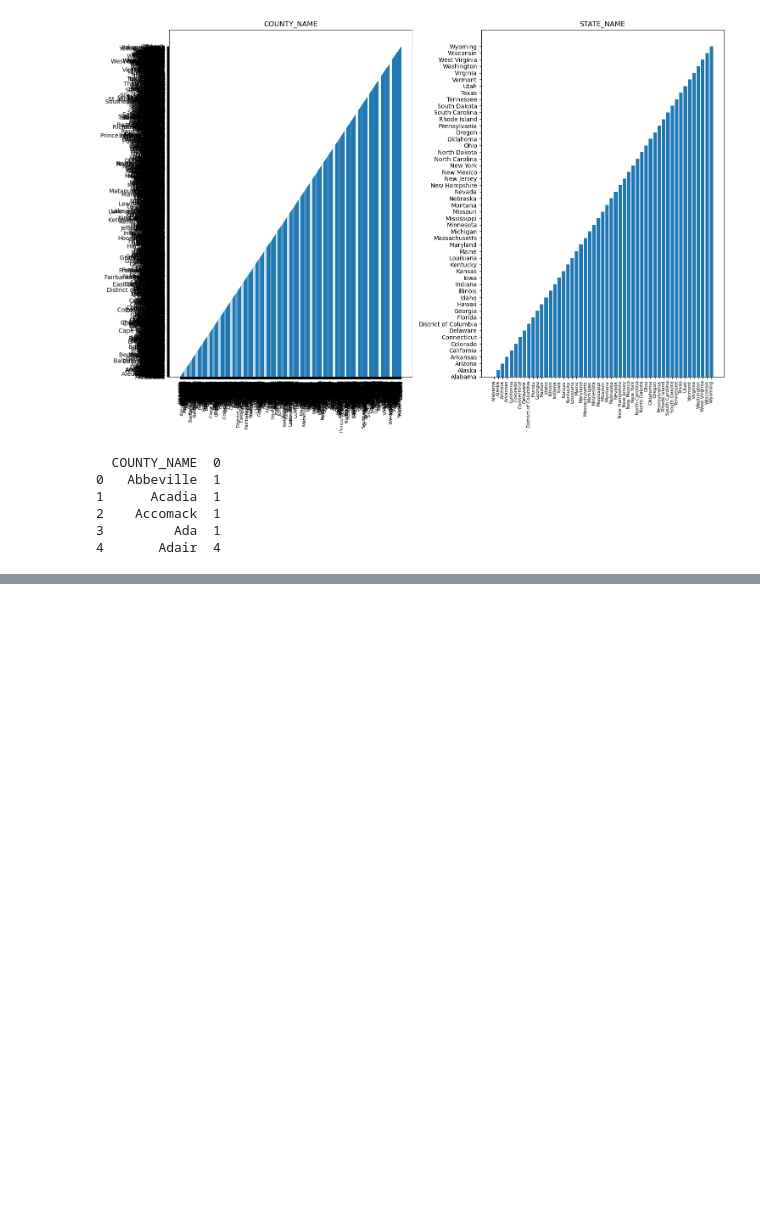
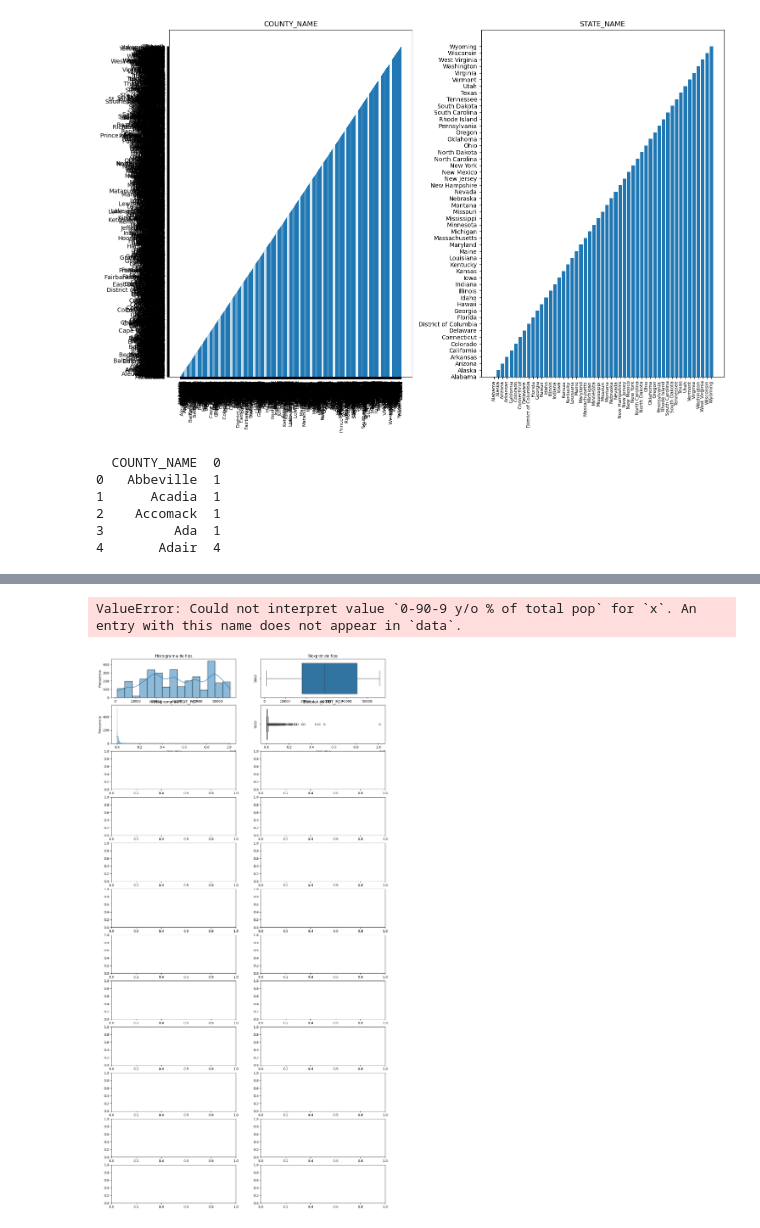
Before and after one commit to Valenfrc/modelos_lineales_regularizados-main, a Jupyter notebook: src/explore.ipynb, the cells around one changed output, grey strips where cells are left out. Cells and saved outputs as stored; diff of their text form; code cells hidden in the pictures; blank space fills up the shorter version.

```diff
--- a/src/explore.ipynb
+++ b/src/explore.ipynb
@@ -121,0 +131,28 @@ fig.show()
+# %%
+#Ahora analizaremos las variables numericas
+import seaborn as sns
+fig, axes = plt.subplots(12, 2, figsize=(15, 30))
+
+variables_numericas = ['fips','TOT_POP','0-9''0-9 y/o % of total pop','19-Oct','CKD_prevalence','CKD_Lower 95% CI','CKD_Upper 95% CI','CKD_number','Urban_rural_code']
+
+for i, variable in enumerate(variables_numericas):
+    # Histograma
+    sns.histplot(ax=axes[i, 0], data=df, x=variable, kde=True)  # kde para suavizar la curva
+    axes[i, 0].set_title(f"Histograma de {variable}")
+    axes[i, 0].set_xlabel(variable)
+    axes[i, 0].set_ylabel("Frecuencia")
+
+    # Boxplot
+    sns.boxplot(ax=axes[i, 1], data=df, x=variable)
+    axes[i, 1].set_title(f"Boxplot de {variable}")
+    axes[i, 1].set_xlabel(variable)
+    axes[i, 1].set_ylabel("Valor")  # Ajusta la etiqueta del eje y
+
+plt.tight_layout()
+plt.show()
+
+#el histplot lo estoy usando para enterarme de los datos recurrentes
+#el boxplot lo estoy utilizando para los valores atipicos
+# %% [output]
+ValueError: Could not interpret value `0-90-9 y/o % of total pop` for `x`. An entry with this name does not appear in `data`.
+[figure, added]
```
Also changed, not shown: parts of 4 cells of this notebook.
